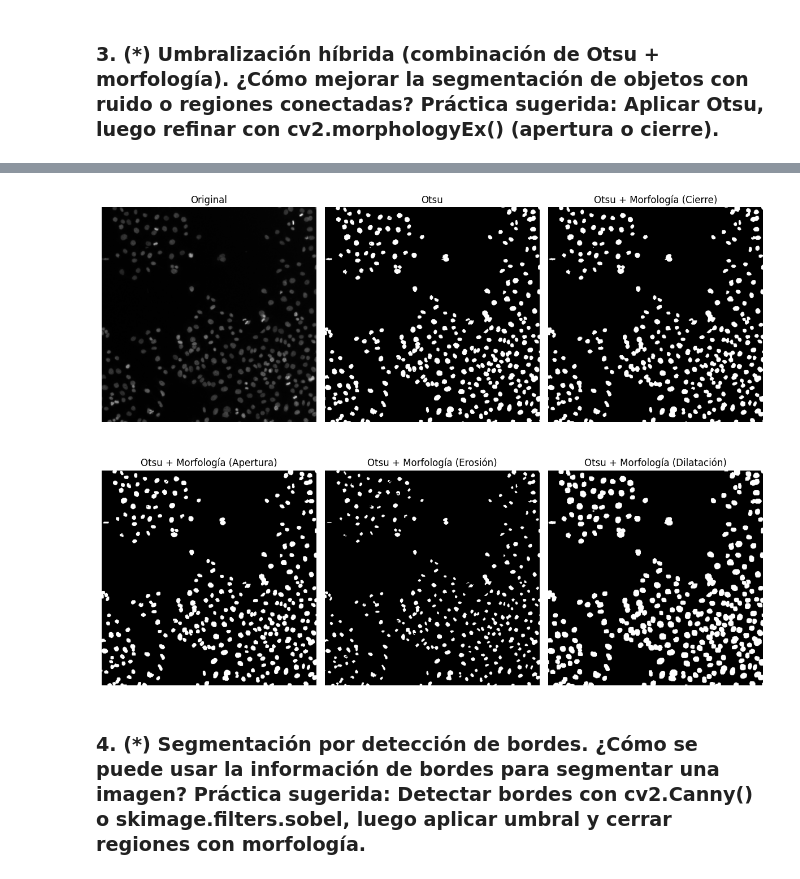
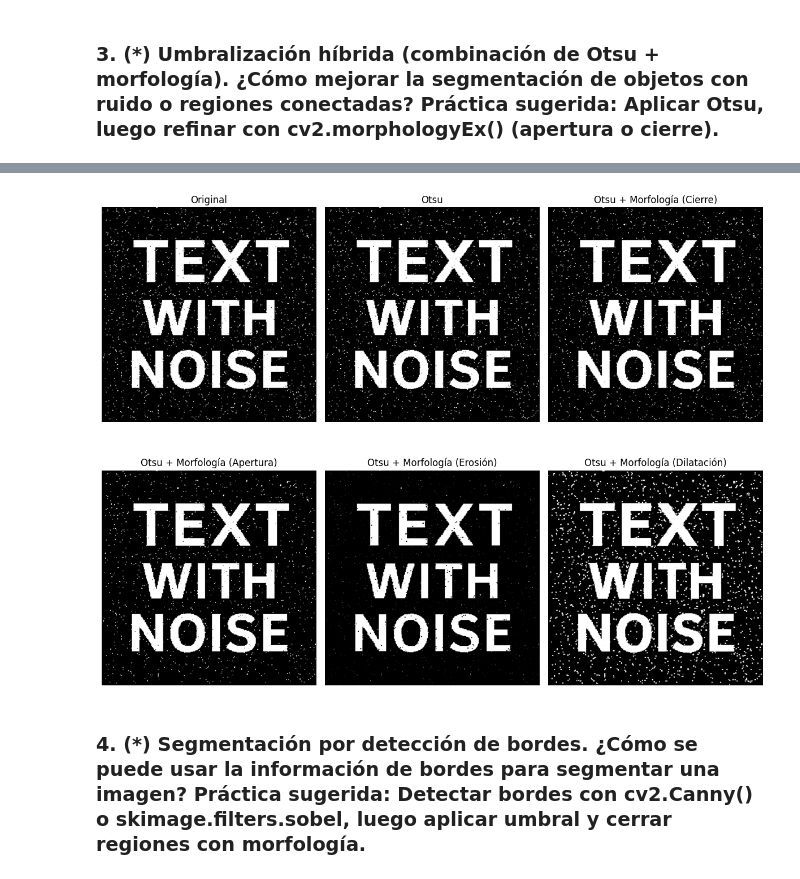
Before and after one commit to Yeu07/Image-Processing, a Jupyter notebook: TP5/TP5.ipynb, the cells around one changed output, grey strips where cells are left out. Saved outputs shown, nothing was run; the diff lists cells and outputs as text; code cells hidden in the pictures.

```diff
--- a/TP5/TP5.ipynb
+++ b/TP5/TP5.ipynb
@@ -14,7 +14,7 @@ from skimage.data import human_mitosis
 # %%
 #render = cv2.imread('./img/render0036.png',cv2.IMREAD_GRAYSCALE)
 
-render = human_mitosis()
+render =cv2.imread('./img/bin2.png',cv2.IMREAD_GRAYSCALE)
 
 # Apply Otsu
 _, otsu_thresh = cv2.threshold(render, 0, 255, cv2.THRESH_BINARY + cv2.THRESH_OTSU)
@@ -41,4 +40,4 @@ Downloading file 'data/mitosis.tif' from 'https://gitlab.com/scikit-image/data/-
-[figure, old version]
+[figure, new version]
 # %% [markdown]
 ### 4. (*) Segmentación por detección de bordes. ¿Cómo se puede usar la información de bordes para segmentar una imagen? Práctica sugerida: Detectar bordes con cv2.Canny() o skimage.filters.sobel, luego aplicar umbral y cerrar regiones con morfologı́a.
 # %%
```
Also changed, not shown: parts of 2 cells of this notebook, 3 other files.
